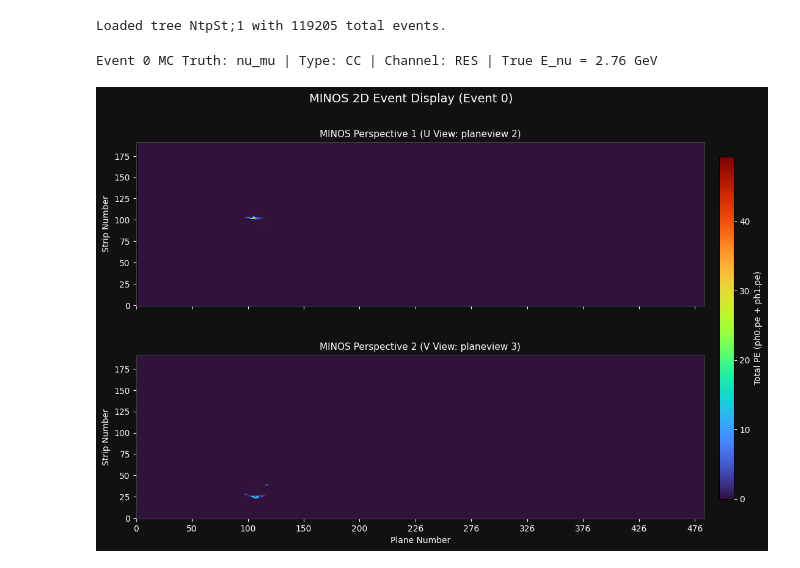
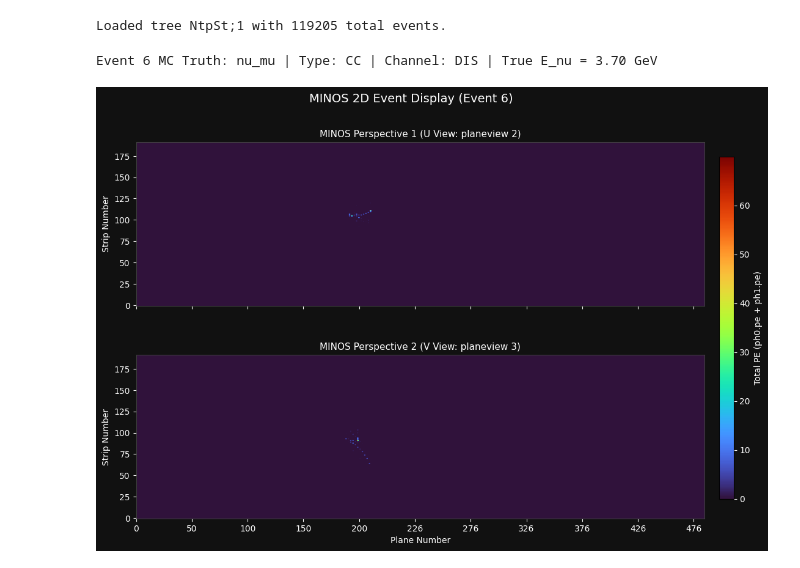
Before and after one commit to Phidet/minos_sparse, a Jupyter notebook: minos_event_display_2d.ipynb, the cells around one changed output. Cells and saved outputs as stored; diff of their text form; code cells hidden in the pictures.

```diff
--- a/minos_event_display_2d.ipynb
+++ b/minos_event_display_2d.ipynb
@@ -27,7 +27,7 @@ print(f'Using ROOT file: {root_file}')
 Note: you may need to restart the kernel to use updated packages.
 Using ROOT file: f21048000_0000_L010185N_D07_r3.sntp.dogwood5.0.root
 # %%
-EVENT_INDEX = 0
+EVENT_INDEX = 6
 
 root_handle = uproot.open(root_file)
 tree = root_handle['NtpSt;1']
@@ -39,11 +39,9 @@ plane_min, plane_max = 1, 485
 strip_min, strip_max = 0, 191
 gap_columns = 24
 gap_start = 244
+
+# Global display planes (includes the gap offset for physical indexing)
 all_disp_planes = [p if p < gap_start else p + gap_columns for p in range(plane_min, plane_max + 1)]
-u_raw = [p for p in range(plane_min, plane_max + 1) if (p % 2 == 0 if p < 250 else p % 2 == 1)]
-v_raw = [p for p in range(plane_min, plane_max + 1) if (p % 2 == 1 if p < 250 else p % 2 == 0)]
-u_planes = [p if p < gap_start else p + gap_columns for p in u_raw]
-v_planes = [p if p < gap_start else p + gap_columns for p in v_raw]
 full_strips = list(range(strip_min, strip_max + 1))
 
 tick_positions = list(range(0, 550, 50))
@@ -94,46 +92,60 @@ fig, (ax1, ax2) = plt.subplots(2, 1, figsize=(12, 8), sharex=True, facecolor="#1
 fig.suptitle(f"MINOS 2D Event Display (Event {EVENT_INDEX})", color="white", fontsize=14)
 
 images = []
-for i, (view, view_planes, ax, title) in enumerate([
-    (2, u_planes, ax1, "MINOS Perspective 1 (U View: planeview 2)"),
-    (3, v_planes, ax2, "MINOS Perspective 2 (V View: planeview 3)")
+# Fixed extent matching the physical bounds across all planes
+global_extent = [all_disp_planes[0] - 0.5, all_disp_planes[-1] + 0.5, strip_min - 0.5, strip_max + 0.5]
+
+for i, (view, ax, title) in enumerate([
+    (2, ax1, "MINOS Perspective 1 (U View: planeview 2)"),
+    (3, ax2, "MINOS Perspective 2 (V View: planeview 3)")
 ]):
     mask = [v == view for v in planeview]
     if not any(mask):
-        img_vals = np.zeros((len(full_strips), len(view_planes)))
+        img_vals = np.zeros((len(full_strips), len(all_disp_planes)))
     else:
         v_strip = [s for s, keep in zip(strip, mask) if keep]
         v_plane = [p for p, keep in zip(plane, mask) if keep]
         v_pe = [pe for pe, keep in zip(total_pe, mask) if keep]
         m_strip = [strip_max - s for s in v_strip] if i == 1 else v_strip
         disp_plane = [p if p < gap_start else p + gap_columns for p in v_plane]
+
         df = pd.DataFrame({"plane": disp_plane, "strip": m_strip, "pe": v_pe})
         pivot = df.pivot_table(index="strip", columns="plane", values="pe", aggfunc="sum", fill_value=0)
-        pivot = pivot.reindex(index=full_strips, columns=view_planes, fill_value=0)
+
+        # Reindex against all_disp_planes to introduce 0-value gaps for alternating planes
+        pivot = pivot.reindex(index=full_strips, columns=all_disp_planes, fill_value=0)
         img_vals = pivot.values
 
     ax.set_facecolor("black")
-    im = ax.imshow(img_vals, aspect="auto", origin="lower", cmap="turbo", vmin=0, vmax=vmax,
-                   extent=[view_planes[0]-0.5, view_planes[-1]+0.5, strip_min-0.5, strip_max+0.5])
+    im = ax.imshow(
+        img_vals,
+        aspect="auto",
+        origin="lower",
+        cmap="turbo",
+        vmin=0,
+        vmax=vmax,
+        extent=global_extent
+    )
     images.append(im)
+
     ax.set_title(title, color="white", fontsize=11)
     ax.set_ylabel("Strip Number", color="white")
     ax.tick_params(colors="white")
     ax.set_xticks(tick_positions)
     ax.set_xticklabels(tick_text_list)
     for spine in ax.spines.values():
         spine.set_color("#444444")
 
 ax2.set_xlabel("Plane Number", color="white")
 
 cbar_ax = fig.add_axes([0.92, 0.15, 0.02, 0.7])
 cbar = fig.colorbar(images[0], cax=cbar_ax)
 cbar.set_label("Total PE (ph0.pe + ph1.pe)", color="white")
 cbar.ax.yaxis.set_tick_params(color="white")
 plt.setp(plt.getp(cbar.ax.axes, 'yticklabels'), color='white')
 
 plt.subplots_adjust(right=0.9, hspace=0.3)
 plt.show()
 # %% [output]
-Event 0 MC Truth: nu_mu | Type: CC | Channel: RES | True E_nu = 2.76 GeV
+Event 6 MC Truth: nu_mu | Type: CC | Channel: DIS | True E_nu = 3.70 GeV
-[figure, old version]
+[figure, new version]
```
Also changed, not shown: parts of 2 cells of this notebook, 7 other files.
